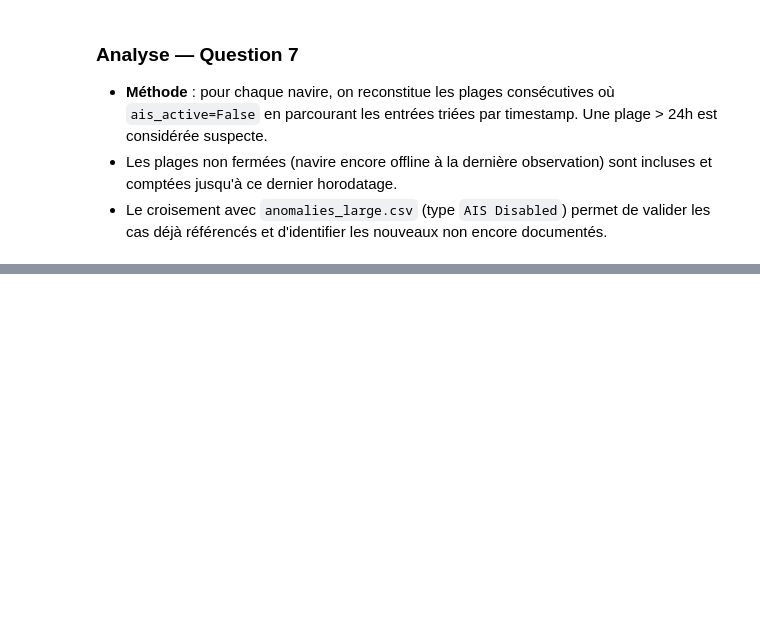
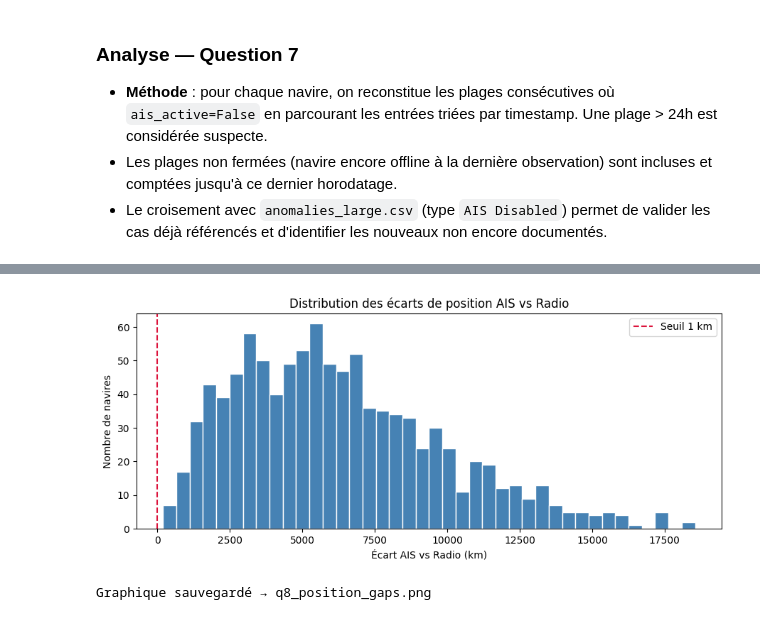
Before and after one commit to nemily-A7/hackathon, a Jupyter notebook: work/solutions_generalisation.ipynb, the cells around one changed output, grey strips where cells are left out. Drawn from its saved outputs; the diff is of its cells as text; code cells hidden in the pictures; blank space fills up the shorter version.

```diff
--- a/work/solutions_generalisation.ipynb
+++ b/work/solutions_generalisation.ipynb
@@ -727,0 +731,28 @@ Graphique sauvegardé → q7_ais_disabled.png
+# %%
+from math import radians, sin, cos, sqrt, atan2
+
+def haversine_km(lat1, lon1, lat2, lon2):
+    """Distance en km entre deux points GPS (formule haversine)."""
+    R = 6371.0
+    lat1, lon1, lat2, lon2 = map(radians, [lat1, lon1, lat2, lon2])
+    dlat = lat2 - lat1
+    dlon = lon2 - lon1
+    a = sin(dlat/2)**2 + cos(lat1)*cos(lat2)*sin(dlon/2)**2
+    return R * 2 * atan2(sqrt(a), sqrt(1 - a))
+
+# Position moyenne AIS par navire
+ais_pos = ais_df.groupby('mmsi')[['latitude','longitude']].mean()
+# Position moyenne radio par navire
+rad_pos = radio_df.groupby('mmsi')[['location_lat','location_lon']].mean()
+
+pos = ais_pos.join(rad_pos, how='inner').reset_index()
+pos['dist_km'] = pos.apply(
+    lambda r: haversine_km(r['latitude'], r['longitude'],
+                           r['location_lat'], r['location_lon']), axis=1
+)
+
+gap_ships = pos[pos['dist_km'] > 1]
+print(f'Navires comparés (AIS + radio)       : {len(pos)}')
+print(f'Navires avec écart > 1 km            : {len(gap_ships)}')
+print(f'Écart médian                         : {pos["dist_km"].median():.1f} km')
+print(f'Écart max                            : {pos["dist_km"].max():.1f} km')
@@ -727,0 +833,16 @@ Graphique sauvegardé → q7_ais_disabled.png
+# %%
+# Histogramme statique des écarts
+fig, ax = plt.subplots(figsize=(9, 4))
+ax.hist(pos['dist_km'], bins=40, color='steelblue', edgecolor='white')
+ax.axvline(1, color='crimson', linestyle='--', linewidth=1.5, label='Seuil 1 km')
+ax.set_xlabel('Écart AIS vs Radio (km)')
+ax.set_ylabel('Nombre de navires')
+ax.set_title('Distribution des écarts de position AIS vs Radio')
+ax.legend()
+plt.tight_layout()
+plt.savefig(f'{OUTPUT_DIR}/q8_position_gaps.png', dpi=120)
+plt.show()
+print('Graphique sauvegardé → q8_position_gaps.png')
+# %% [output]
+[figure, added]
+Graphique sauvegardé → q8_position_gaps.png
```
Also changed, not shown: parts of 5 cells of this notebook, 2 other files.
